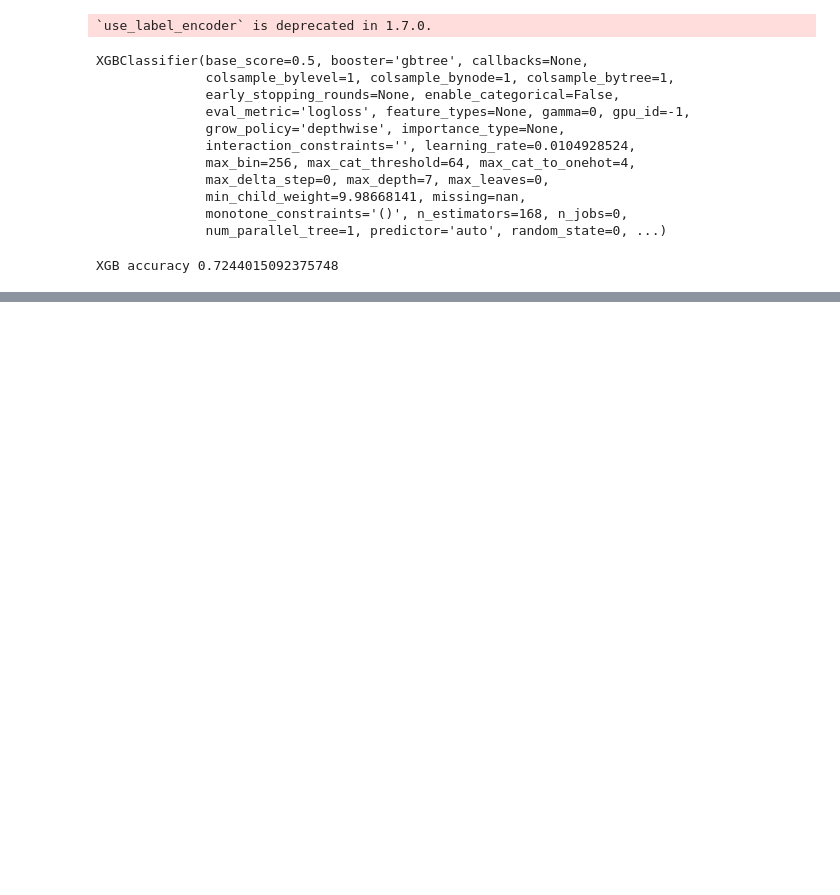
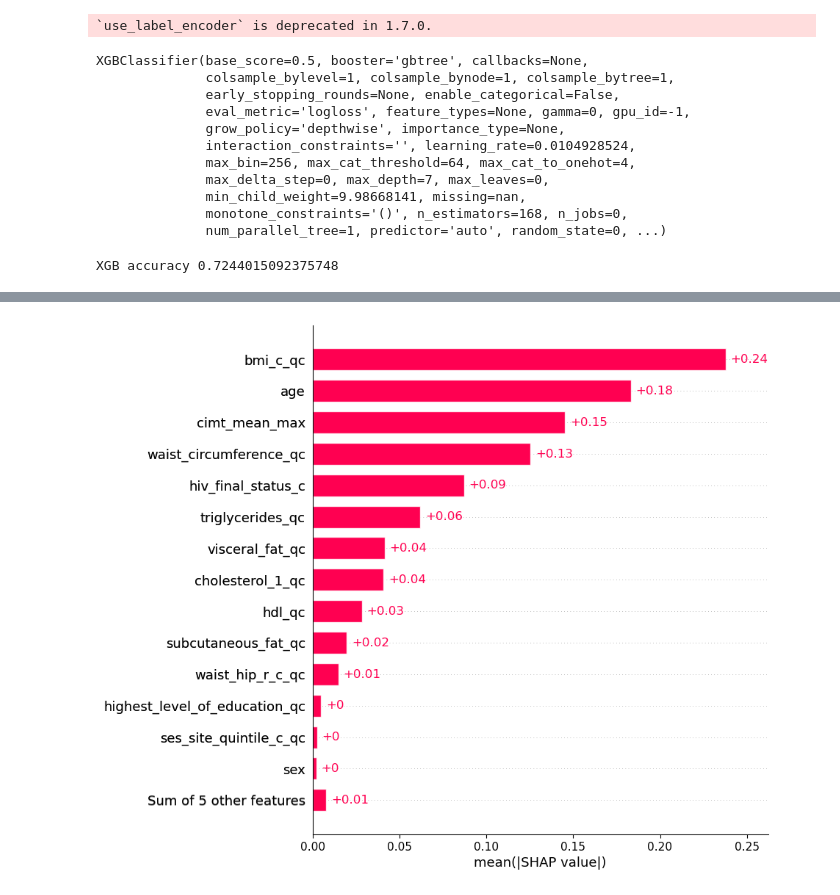
Before and after one commit to kayvinsoo7/AWI_GEN_PROJECT, a Jupyter notebook: Business/prelim.ipynb, the cells around one changed output, grey strips where cells are left out. Drawn from its saved outputs; the diff is of its cells as text; code cells hidden in the pictures; blank space fills up the shorter version.

```diff
--- a/Business/prelim.ipynb
+++ b/Business/prelim.ipynb
@@ -413,0 +531,5 @@ XGB accuracy 0.7244015092375748
+# %%
+# SHAP Modelling
+shap.initjs()
+explainer = shap.Explainer(model, X_test)
+shap_values = explainer(X_test)
@@ -413,0 +543,4 @@ XGB accuracy 0.7244015092375748
+# %%
+shap.plots.bar(shap_values, max_display=15)
+# %% [output]
+[figure, added]
```
Also changed, not shown: parts of 40 cells of this notebook.
